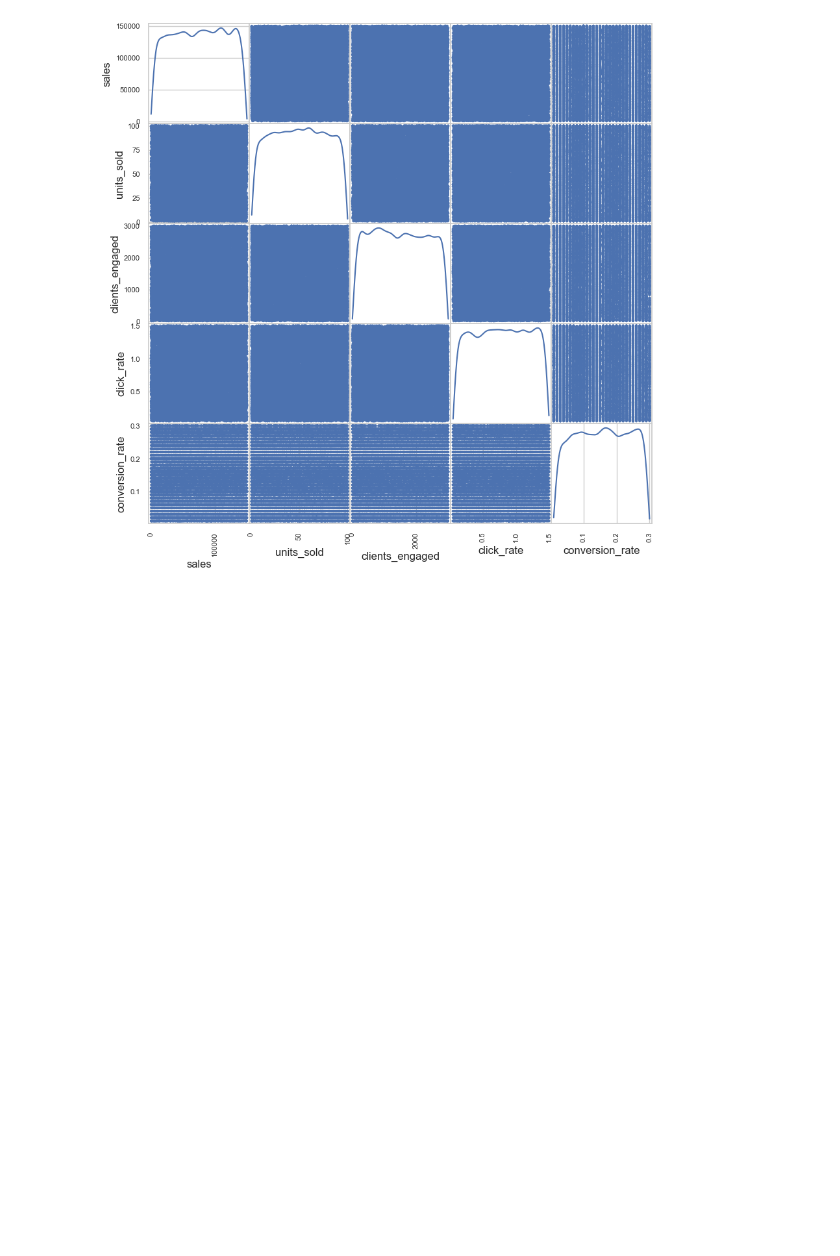
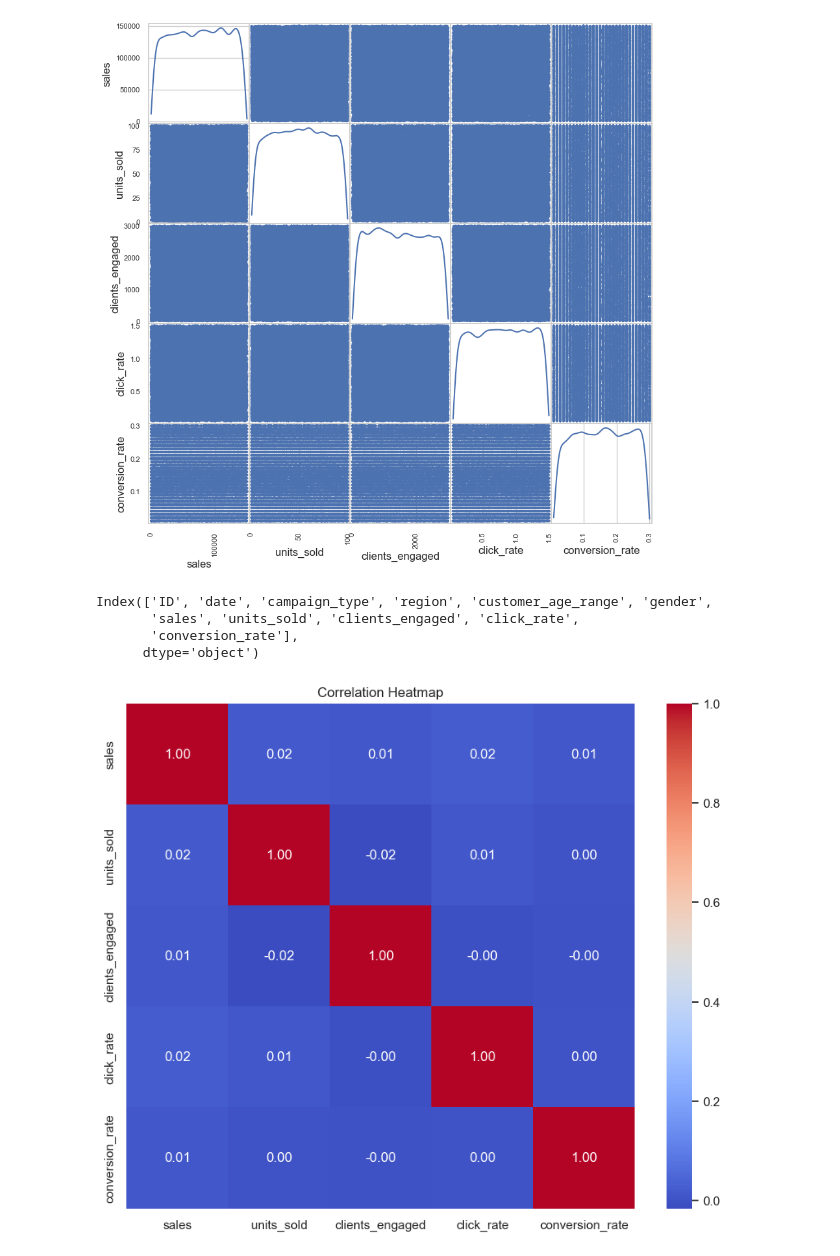
Before and after one commit to OUM124/Analysis-of-the-Campaign-Marketing, a Jupyter notebook: train_test_exploration.ipynb, the cells around one changed output. Drawn from its saved outputs; the diff is of its cells as text; code cells hidden in the pictures; blank space fills up the shorter version.

Commit message:
plots added

```diff
--- a/train_test_exploration.ipynb
+++ b/train_test_exploration.ipynb
@@ -695,3 +695,18 @@ array([[<Axes: xlabel='sales', ylabel='sales'>,
         <Axes: xlabel='conversion_rate', ylabel='conversion_rate'>]],
       dtype=object)
 [figure]
+# %%
+data.columns
+# %% [output]
+Index(['ID', 'date', 'campaign_type', 'region', 'customer_age_range', 'gender',
+       'sales', 'units_sold', 'clients_engaged', 'click_rate',
+       'conversion_rate'],
+      dtype='object')
+# %%
+plt.figure(figsize=(10, 8))
+corr_matrix = data[['sales','units_sold','clients_engaged','click_rate','conversion_rate']].corr()
+sns.heatmap(corr_matrix, annot=True, cmap='coolwarm', fmt=".2f")
+plt.title('Correlation Heatmap')
+plt.show()
+# %% [output]
+[figure, added]
```
Also changed, not shown: parts of 8 cells of this notebook.
